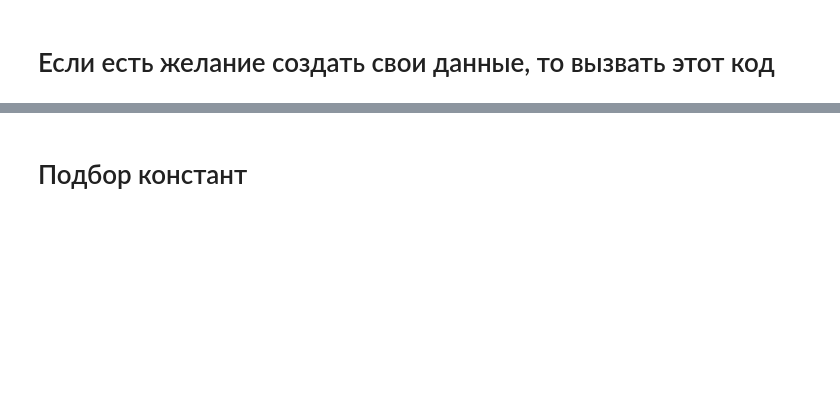
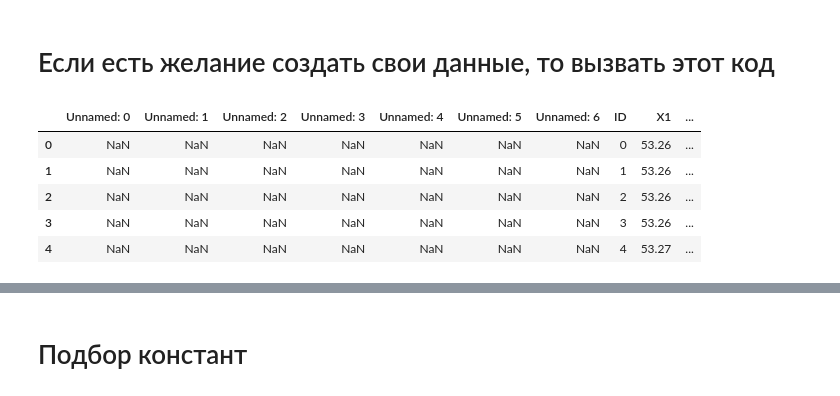
Before and after one commit to Jack55rus/clusters, a Jupyter notebook: SubTest.ipynb, the cells around one changed output, grey strips where cells are left out. Drawn from its saved outputs; the diff is of its cells as text; code cells hidden in the pictures; blank space fills up the shorter version.

```diff
--- a/SubTest.ipynb
+++ b/SubTest.ipynb
@@ -17,3 +17,13 @@ import plotly.express as px
 import pandas as pd
 # %% [markdown]
 # Если есть желание создать свои данные, то вызвать этот код
+# %%
+db  = pd.read_excel('3.xlsx')
+db.head()
+# %% [output]
+|  | Unnamed: 0 | Unnamed: 1 | Unnamed: 2 | Unnamed: 3 | Unnamed: 4 | Unnamed: 5 | Unnamed: 6 | ID | X1 | ... |
+| 0 | NaN | NaN | NaN | NaN | NaN | NaN | NaN | 0 | 53.26 | ... |
+| 1 | NaN | NaN | NaN | NaN | NaN | NaN | NaN | 1 | 53.26 | ... |
+| 2 | NaN | NaN | NaN | NaN | NaN | NaN | NaN | 2 | 53.26 | ... |
+| 3 | NaN | NaN | NaN | NaN | NaN | NaN | NaN | 3 | 53.26 | ... |
+| 4 | NaN | NaN | NaN | NaN | NaN | NaN | NaN | 4 | 53.27 | ... |
```
Also changed, not shown: parts of 23 cells of this notebook, 5 other files.
